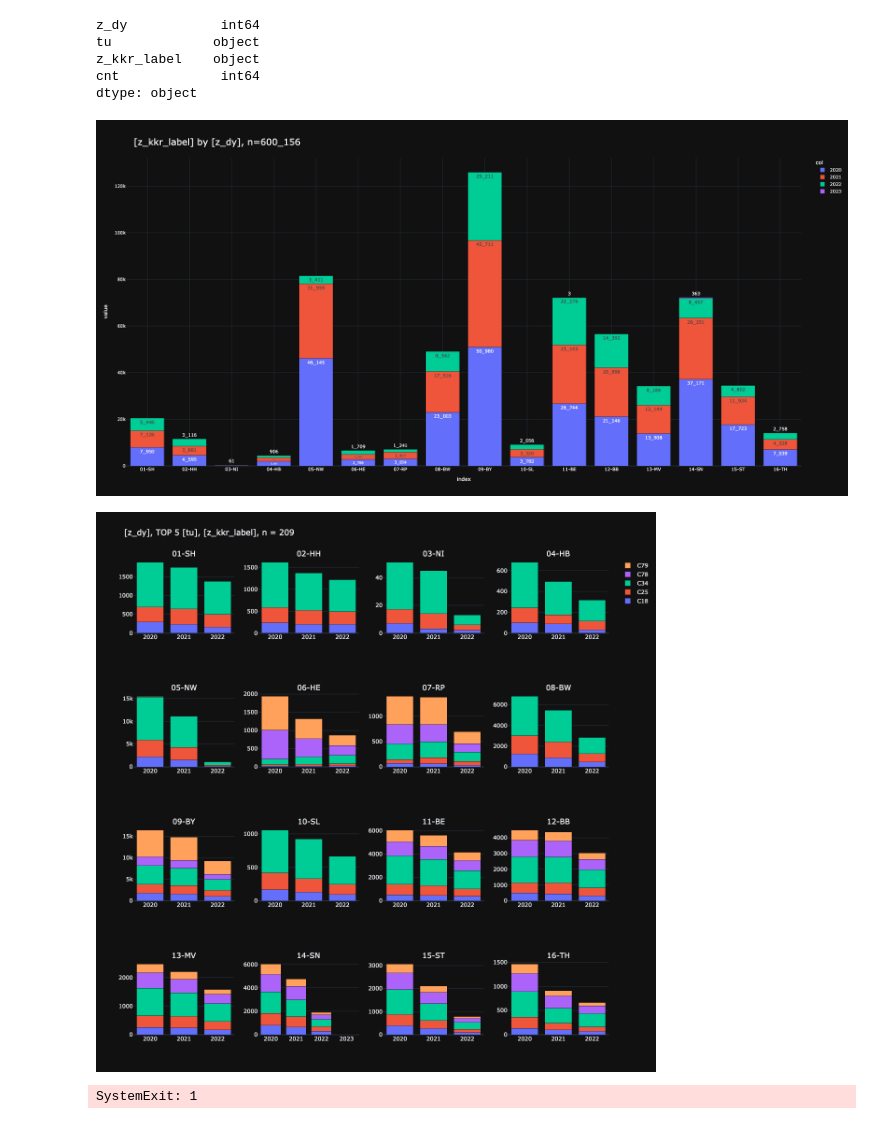
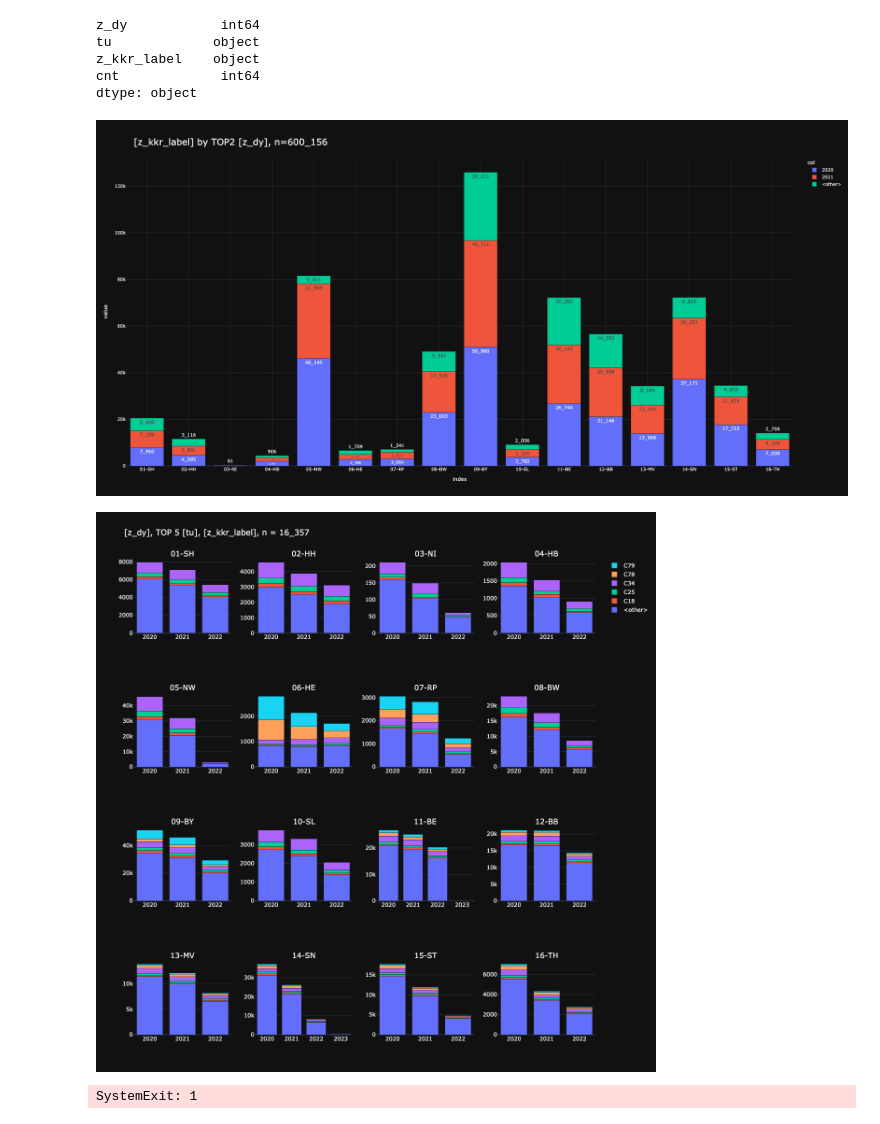
Before and after one commit to smeisegeier/pandas-plots, a Jupyter notebook: src/test.ipynb, the cells around one changed output. Drawn from its saved outputs; the diff is of its cells as text; code cells hidden in the pictures.

```diff
--- a/src/test.ipynb
+++ b/src/test.ipynb
@@ -56,44 +56,45 @@ _df = df_facets[
 _ = pls.plot_stacked_bars(
     _df,
     # swap=True,
-    orientation="v",
+    # orientation="h",
     # show_total=True,
     # normalize=True,
     # relative=True,
     height=1000,
-    # top_n_color=2,
-    sort_values_index=True,
-    # sort_values_columns=True,
+    top_n_color=2,
+    # sort_values_index=True,
+    # sort_values_color=True,
     # top_n_index=5,
     # precision=2,
-    # show_other=True,
+    show_other=True,
+    # top_n_index=2,
 )
 _
 # %% [output]
-[figure, old version]
+[figure, new version]
 # %%
 _df = df_facets[
     [
         "z_dy",
         "tu",
         "z_kkr_label",
         "cnt",
     ]
 ]#[:100]
 # _df
 l=pls.plot_facet_stacked_bars(
     _df,
-    top_n_columns=5,
+    top_n_color=5,
     # subplots_per_row=8,
-    # top_n_facet=16,
-    # top_n_index=5,
-    # show_other=True,
-    sort_values_columns=True,
+    # top_n_facet=15,
+    # top_n_index=3,
+    show_other=True,
+    sort_values_color=True,
     # sort_values_facet=True,
     )
 # l
 # %% [output]
-[figure, old version]
+[figure, new version]
 # %%
 sys.exit(1)
 # %% [output]
```
Also changed, not shown: parts of 1 cell of this notebook, 1 other file.
